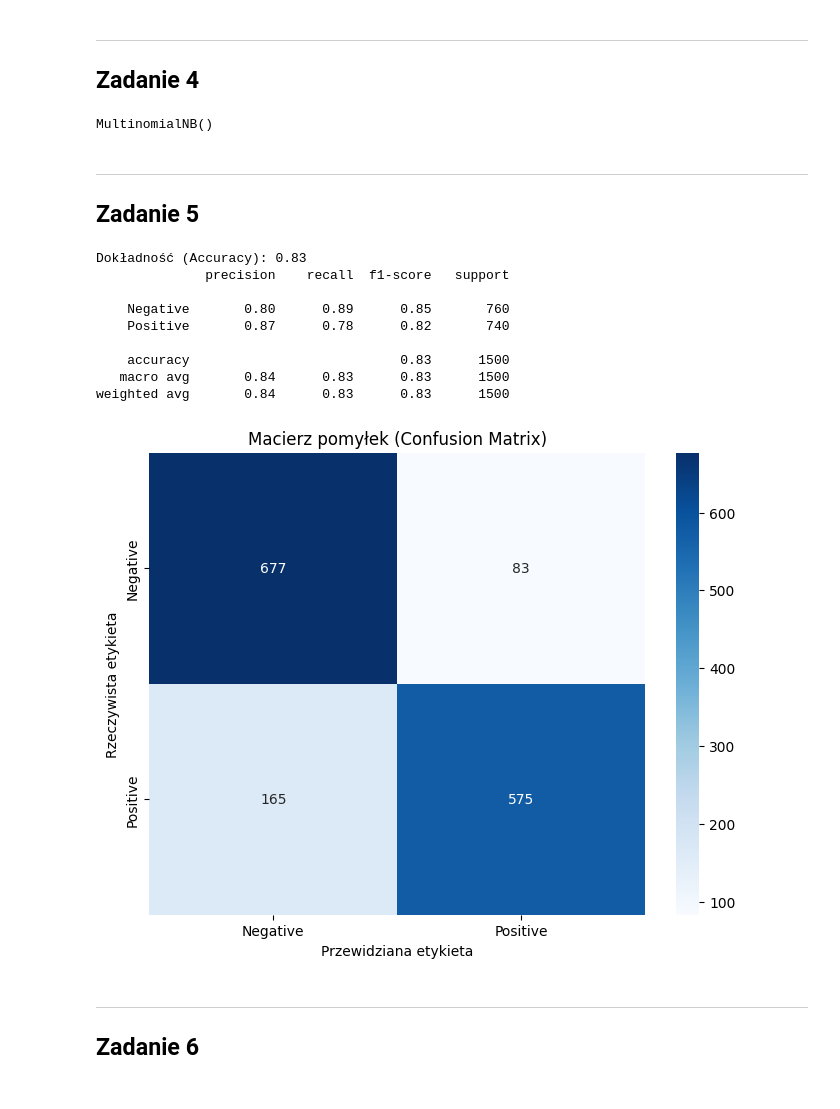
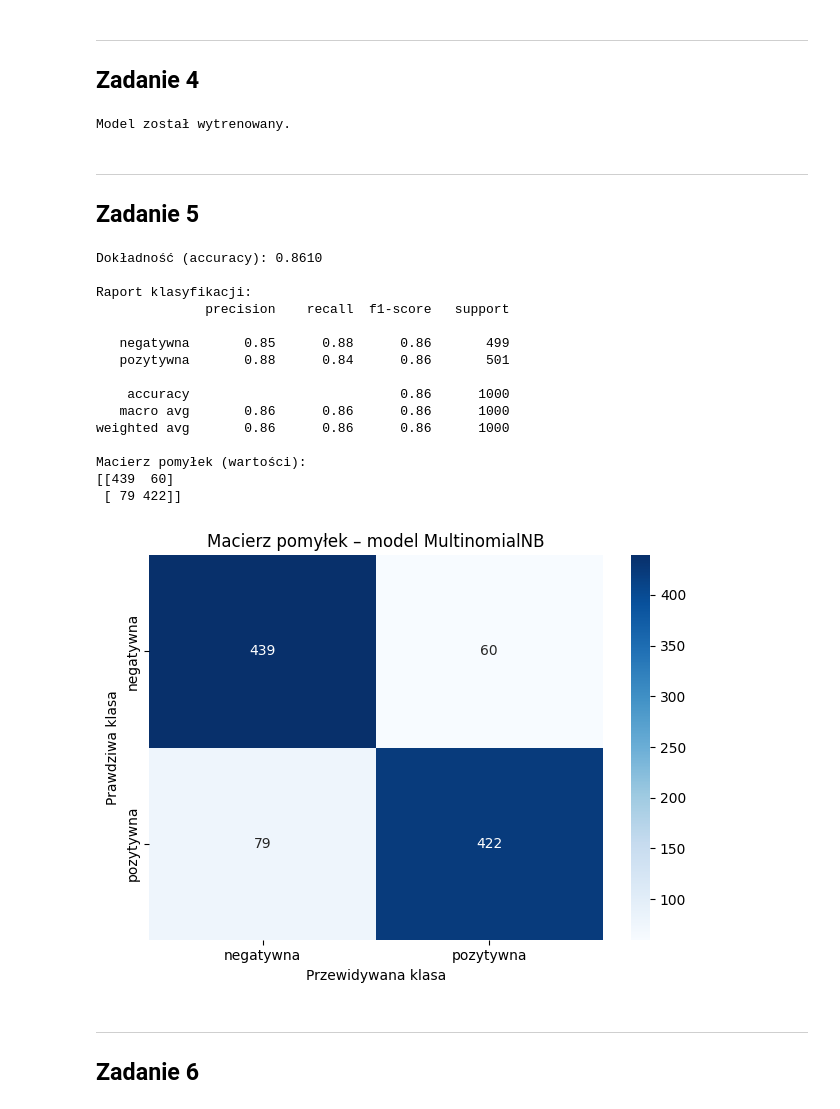
Before and after one commit to mathieuboro/Introduction_to_Machine_Learning, a Jupyter notebook: Lista 8 - 275986_276011.ipynb, the cells around one changed output. Drawn from its saved outputs; the diff is of its cells as text; code cells hidden in the pictures.

```diff
--- a/Lista 8 - 275986_276011.ipynb
+++ b/Lista 8 - 275986_276011.ipynb
@@ -82,41 +126,59 @@ Kształt macierzy cech: (5000, 50550) (Recenzje x Słowa)
 ___
 ## Zadanie 4
 # %%
-X_train, X_test, y_train, y_test = train_test_split(X, y, test_size=0.3, random_state=42)
+clf = MultinomialNB()
+clf.fit(X_train, y_train)
 
-model = MultinomialNB()
-model.fit(X_train, y_train)
+print("Model został wytrenowany.")
 # %% [output]
-MultinomialNB()
+Model został wytrenowany.
 # %% [markdown]
 ___
 ## Zadanie 5
-# %%
-y_pred = model.predict(X_test)
-
-print(f"Dokładność (Accuracy): {accuracy_score(y_test, y_pred):.2f}")
-print(classification_report(y_test, y_pred, target_names=['Negative', 'Positive']))
-
-cm = confusion_matrix(y_test, y_pred)
-plt.figure(figsize=(8, 6))
-sns.heatmap(cm, annot=True, fmt='d', cmap='Blues',
-            xticklabels=['Negative', 'Positive'],
-            yticklabels=['Negative', 'Positive'])
-plt.xlabel('Przewidziana etykieta')
-plt.ylabel('Rzeczywista etykieta')
-plt.title('Macierz pomyłek (Confusion Matrix)')
-plt.show()
-# %% [output]
-Dokładność (Accuracy): 0.83
-              precision    recall  f1-score   support
-
-    Negative       0.80      0.89      0.85       760
-    Positive       0.87      0.78      0.82       740
-
-    accuracy                           0.83      1500
-   macro avg       0.84      0.83      0.83      1500
-weighted avg       0.84      0.83      0.83      1500
-[figure, removed]
+# %%
+y_pred = clf.predict(X_test)
+
+acc = accuracy_score(y_test, y_pred)
+print(f"Dokładność (accuracy): {acc:.4f}\n")
+
+print("Raport klasyfikacji:")
+print(classification_report(y_test, y_pred, target_names=["negatywna", "pozytywna"]))
+
+cm = confusion_matrix(y_test, y_pred)
+print("Macierz pomyłek (wartości):")
+print(cm)
+
+plt.figure()
+sns.heatmap(
+    cm,
+    annot=True,
+    fmt="d",
+    cmap="Blues",
+    xticklabels=["negatywna", "pozytywna"],
+    yticklabels=["negatywna", "pozytywna"]
+)
+plt.xlabel("Przewidywana klasa")
+plt.ylabel("Prawdziwa klasa")
+plt.title("Macierz pomyłek – model MultinomialNB")
+plt.tight_layout()
+plt.show()
+# %% [output]
+Dokładność (accuracy): 0.8610
+
+Raport klasyfikacji:
+              precision    recall  f1-score   support
+
+   negatywna       0.85      0.88      0.86       499
+   pozytywna       0.88      0.84      0.86       501
+
+    accuracy                           0.86      1000
+   macro avg       0.86      0.86      0.86      1000
+weighted avg       0.86      0.86      0.86      1000
+
+Macierz pomyłek (wartości):
+[[439  60]
+ [ 79 422]]
+[figure, added]
 # %% [markdown]
 ___
 ## Zadanie 6
```
Also changed, not shown: parts of 8 cells of this notebook.
